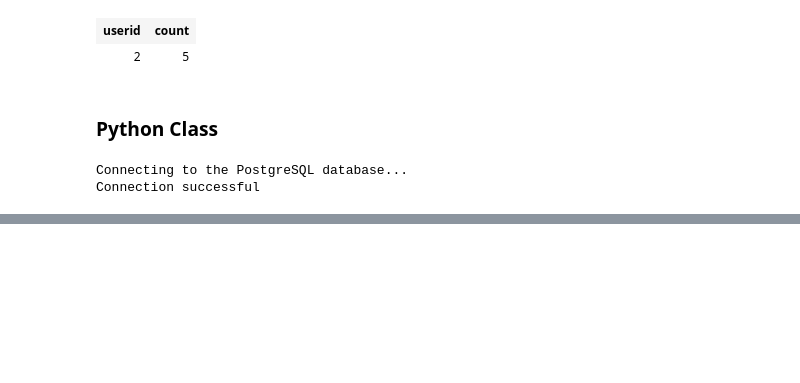
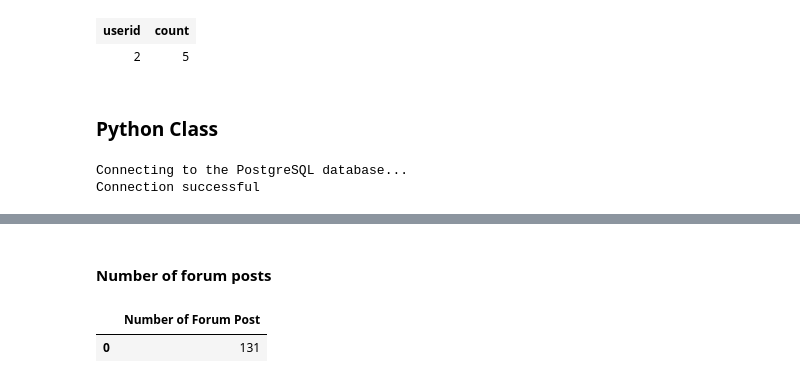
Before and after one commit to dmarinere/Moodle_-Education_data_Analysis, a Jupyter notebook: Moodle_DataBase.ipynb, the cells around one changed output, grey strips where cells are left out. Saved outputs shown, nothing was run; the diff lists cells and outputs as text; code cells hidden in the pictures; blank space fills up the shorter version.

```diff
--- a/Moodle_DataBase.ipynb
+++ b/Moodle_DataBase.ipynb
@@ -338,0 +339,10 @@ df.head()
+# %% [markdown]
+#### Number of forum posts
+# %%
+column_names = ["Number of Forum Post"]
+# Execute the "SELECT *" query
+df = postgresql_to_dataframe(conn, "select COUNT(*) AS total_forum_post from mdl_forum_posts", column_names)
+df.head()
+# %% [output]
+|  | Number of Forum Post |
+| 0 | 131 |
```
Also changed, not shown: parts of 3 cells of this notebook.
